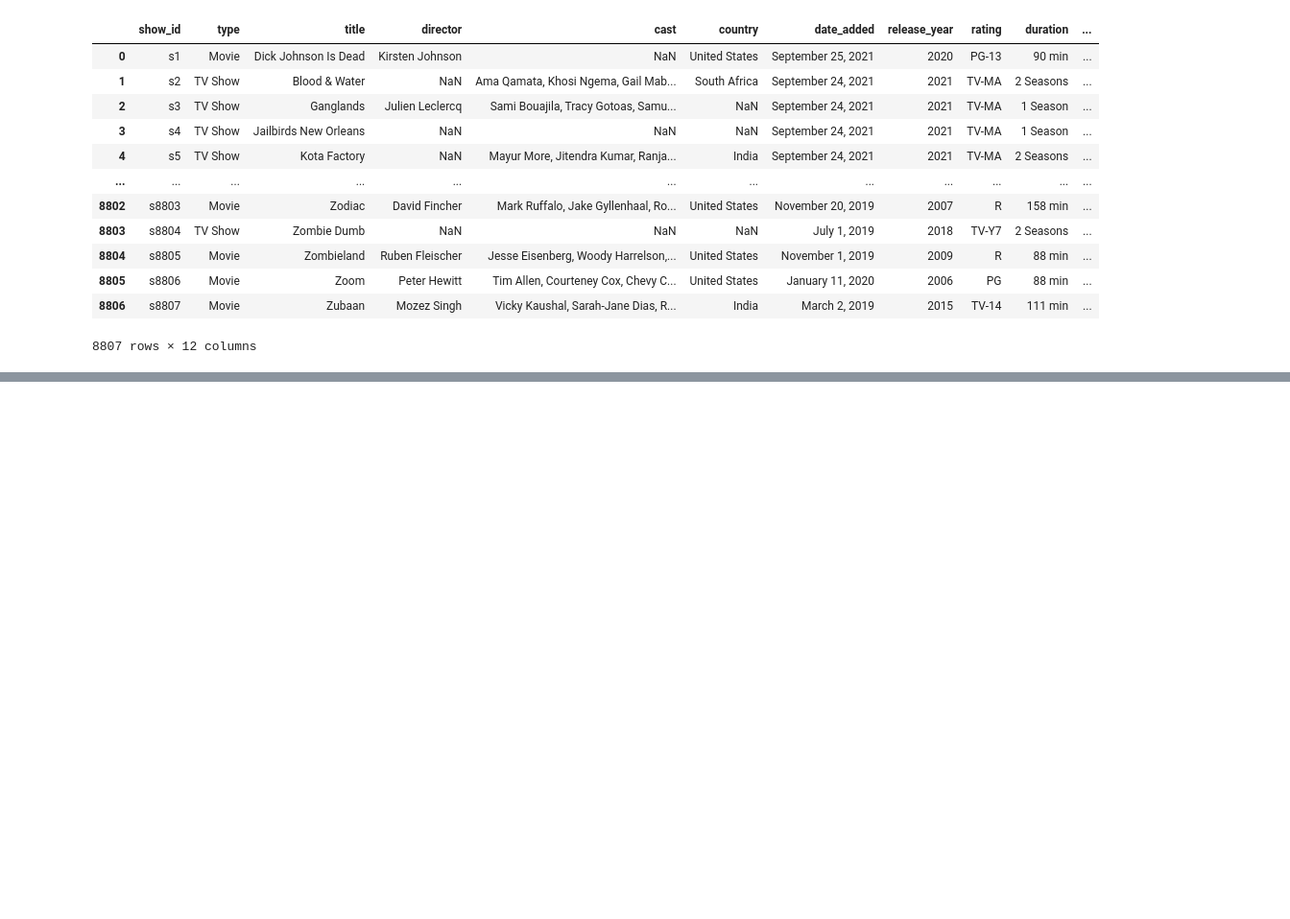
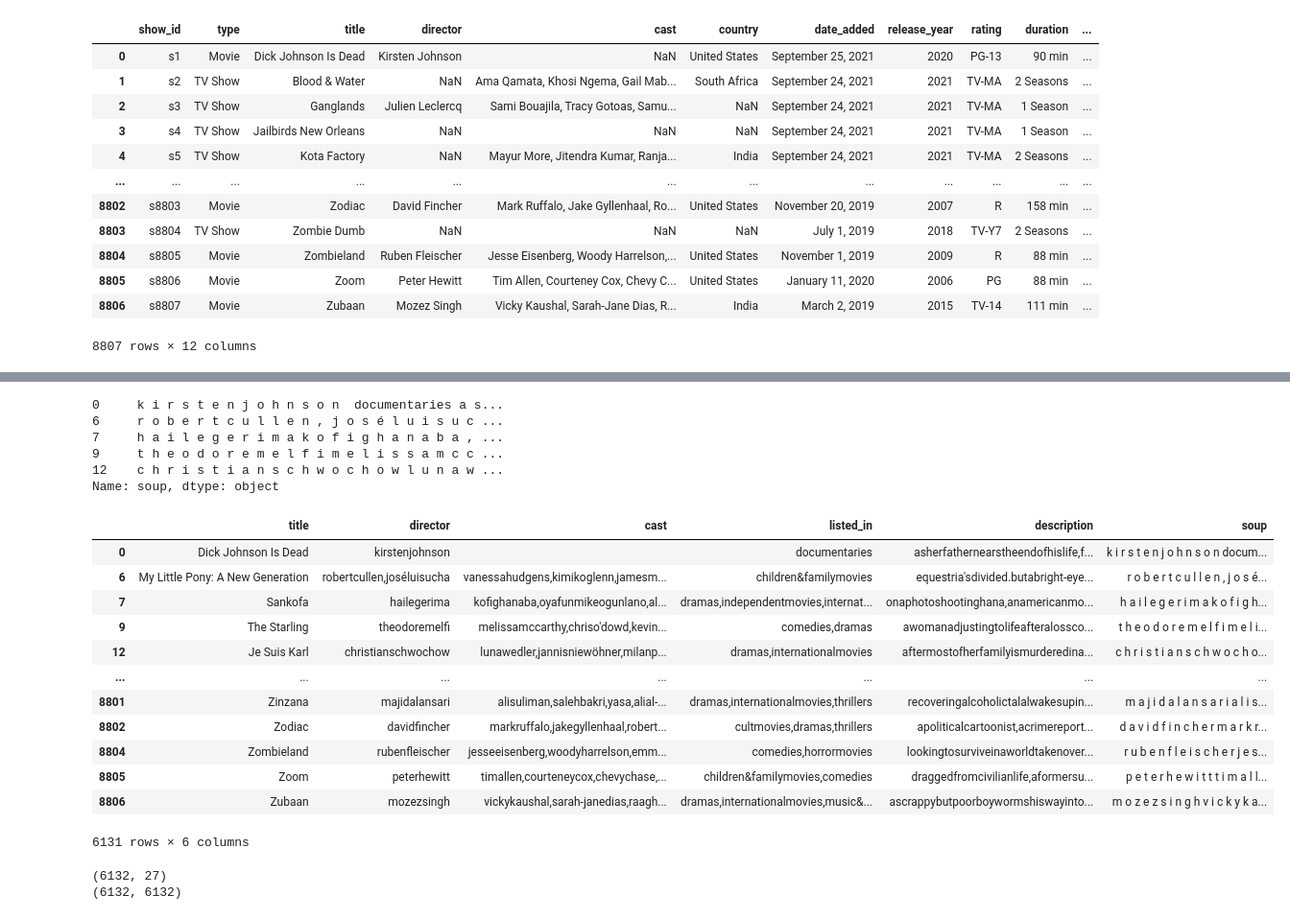
Before and after one commit to Sanya1001/netflix-project, a Jupyter notebook: Draft 1.ipynb, the cells around one changed output, grey strips where cells are left out. Shown at 96% size. Cells and saved outputs as stored; diff of their text form; code cells hidden in the pictures; blank space fills up the shorter version.

Commit message:
Netflix home using sim matrix

```diff
--- a/Draft 1.ipynb
+++ b/Draft 1.ipynb
@@ -91,0 +170,11 @@ data
+# %%
+# Final database for similarity matrix calculation
+movie_database = netflix.drop(['show_id', 'type', 'country', 'date_added', 'release_year', 'rating', 'duration'], axis=1)
+# %%
+# Selecting the features we want to use in our final database
+features = ["director", "cast", "listed_in", "description"]
+
+for feature in features:
+    movie_database[feature] = movie_database[feature].apply(literal_return)
+
+movie_database[features].head(10)
@@ -91,0 +193,44 @@ data
+# %%
+# Clean data for easier conversion to metadata
+def clean_data(row):
+    if isinstance(row, list):
+        return [str.lower(i.replace(" ", "")) for i in row]
+    else:
+        if isinstance(row, str):
+            return str.lower(row.replace(" ", ""))
+        else:
+            return ""
+
+for feature in features:
+    movie_database[feature] = movie_database[feature].apply(clean_data)
+# %%
+# Metadata creation
+def create_soup(features):
+    return ' '.join(features['director']) + ' ' + ' '.join(features['cast']) + ' ' + features['listed_in'] + ' ' + ' '.join(features['description'])
+
+
+movie_database["soup"] = movie_database.apply(create_soup, axis=1)
+print(movie_database["soup"].head())
+# %% [output]
+0     k i r s t e n j o h n s o n  documentaries a s...
+6     r o b e r t c u l l e n , j o s é l u i s u c ...
+7     h a i l e g e r i m a k o f i g h a n a b a , ...
+9     t h e o d o r e m e l f i m e l i s s a m c c ...
+12    c h r i s t i a n s c h w o c h o w l u n a w ...
+Name: soup, dtype: object
+# %%
+movie_database
+# %% [output]
+|  | title | director | cast | listed_in | description | soup |
+| 0 | Dick Johnson Is Dead | kirstenjohnson |  | documentaries | asherfathernearstheendofhislife,f... | k i r s t e n j o h n s o n docum... |
+| 6 | My Little Pony: A New Generation | robertcullen,joséluisucha | vanessahudgens,kimikoglenn,jamesm... | children&familymovies | equestria'sdivided.butabright-eye... | r o b e r t c u l l e n , j o s é... |
+| 7 | Sankofa | hailegerima | kofighanaba,oyafunmikeogunlano,al... | dramas,independentmovies,internat... | onaphotoshootinghana,anamericanmo... | h a i l e g e r i m a k o f i g h... |
+| 9 | The Starling | theodoremelfi | melissamccarthy,chriso'dowd,kevin... | comedies,dramas | awomanadjustingtolifeafteralossco... | t h e o d o r e m e l f i m e l i... |
+| 12 | Je Suis Karl | christianschwochow | lunawedler,jannisniewöhner,milanp... | dramas,internationalmovies | aftermostofherfamilyismurderedina... | c h r i s t i a n s c h w o c h o... |
+| ... | ... | ... | ... | ... | ... | ... |
+| 8801 | Zinzana | majidalansari | alisuliman,salehbakri,yasa,alial-... | dramas,internationalmovies,thrillers | recoveringalcoholictalalwakesupin... | m a j i d a l a n s a r i a l i s... |
+| 8802 | Zodiac | davidfincher | markruffalo,jakegyllenhaal,robert... | cultmovies,dramas,thrillers | apoliticalcartoonist,acrimereport... | d a v i d f i n c h e r m a r k r... |
+| 8804 | Zombieland | rubenfleischer | jesseeisenberg,woodyharrelson,emm... | comedies,horrormovies | lookingtosurviveinaworldtakenover... | r u b e n f l e i s c h e r j e s... |
+| 8805 | Zoom | peterhewitt | timallen,courteneycox,chevychase,... | children&familymovies,comedies | draggedfromcivilianlife,aformersu... | p e t e r h e w i t t t i m a l l... |
+| 8806 | Zubaan | mozezsingh | vickykaushal,sarah-janedias,raagh... | dramas,internationalmovies,music&... | ascrappybutpoorboywormshiswayinto... | m o z e z s i n g h v i c k y k a... |
+6131 rows × 6 columns
@@ -91,0 +245,17 @@ data
+# %%
+from sklearn.feature_extraction.text import CountVectorizer
+from sklearn.metrics.pairwise import cosine_similarity
+
+count_vectorizer = CountVectorizer(stop_words="english")
+count_matrix = count_vectorizer.fit_transform(movie_database["soup"])
+
+print(count_matrix.shape)
+
+cosine_sim2 = cosine_similarity(count_matrix, count_matrix)
+print(cosine_sim2.shape)
+
+movie_database = movie_database.reset_index()
+indices = pd.Series(movie_database.index, index=movie_database['title'])
+# %% [output]
+(6132, 27)
+(6132, 6132)
```
Also changed, not shown: parts of 15 cells of this notebook.
